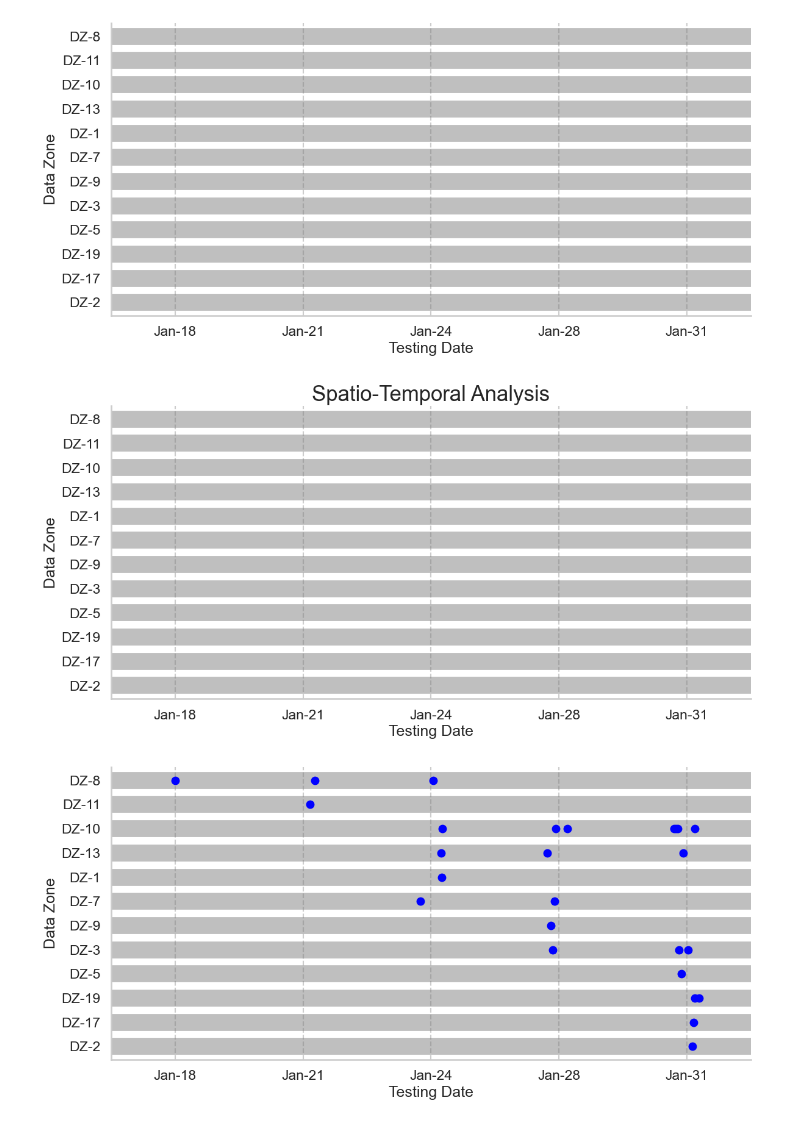
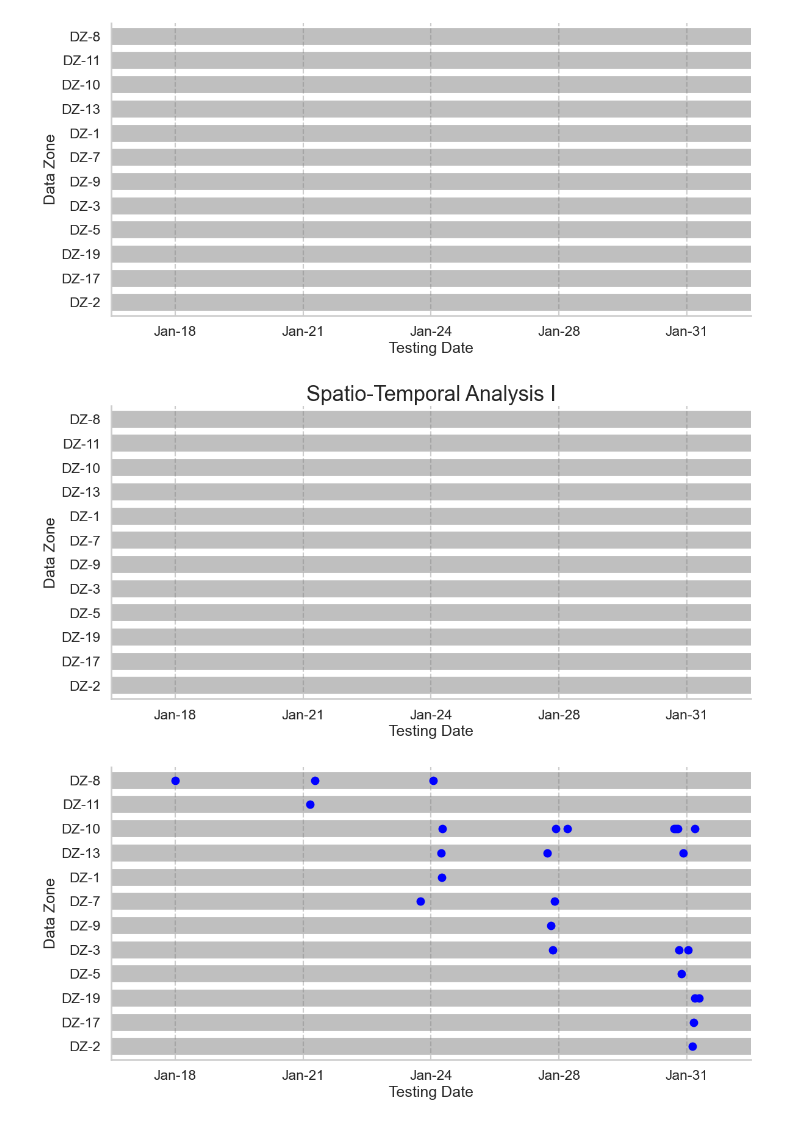
Before and after one commit to Dominic-Arthur/PESC-Activity, a Jupyter notebook: Data.ipynb, the cells around one changed output. Drawn from its saved outputs; the diff is of its cells as text; code cells hidden in the pictures.

```diff
--- a/Data.ipynb
+++ b/Data.ipynb
@@ -586,12 +586,12 @@ plt.show()
 # %%
 sns.catplot(cases, x="Testing Date", y="Data Zone", height=6, aspect=2, color="red", marker="p", size=10, alpha=0)
 plt.grid(True,axis='x', linestyle='--')
 plt.grid(True,axis='y', alpha=0.5, linewidth=20, color='grey')
-plt.title("Spatio-Temporal Analysis", fontsize=25)
+plt.title("Spatio-Temporal Analysis I", fontsize=25)
 plt.savefig("spatio_temporal_analysis_student_1.png", dpi=300, bbox_inches='tight')
 plt.show()
 # %% [output]
-[figure, old version]
+[figure, new version]
 # %%
 sns.catplot(cases, x="Testing Date", y="Data Zone", height=6, aspect=2, color="blue", size=10)
 plt.grid(True,axis='x', linestyle='--')
```
Also changed, not shown: parts of 2 cells of this notebook, 7 other files.
